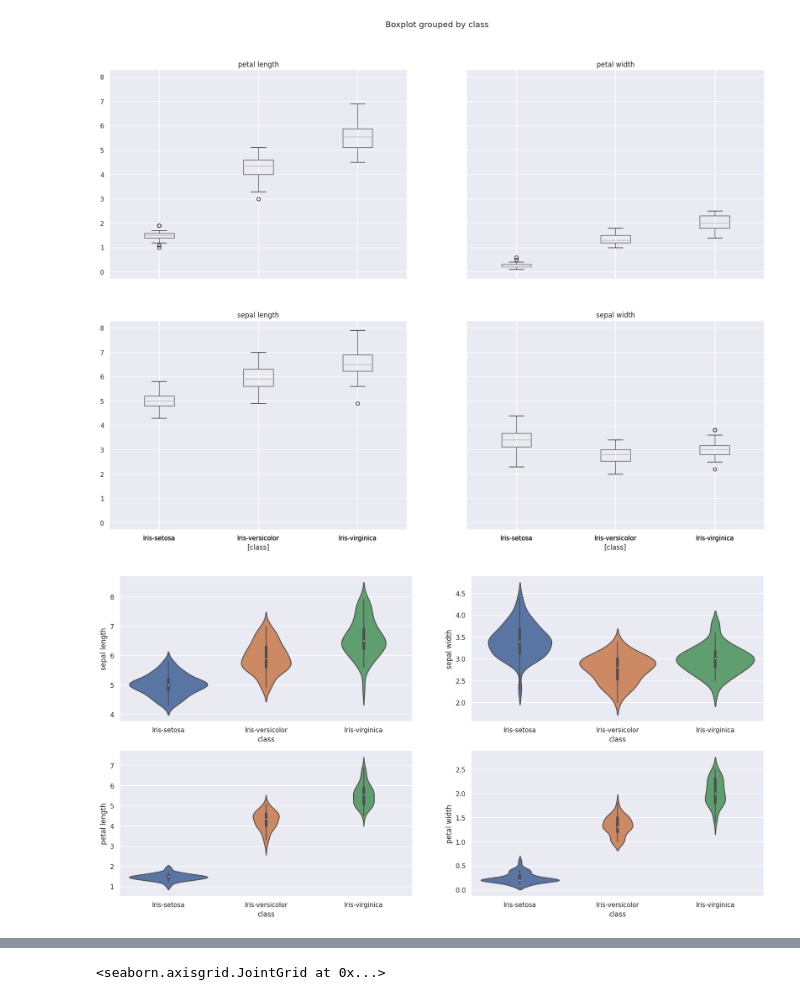
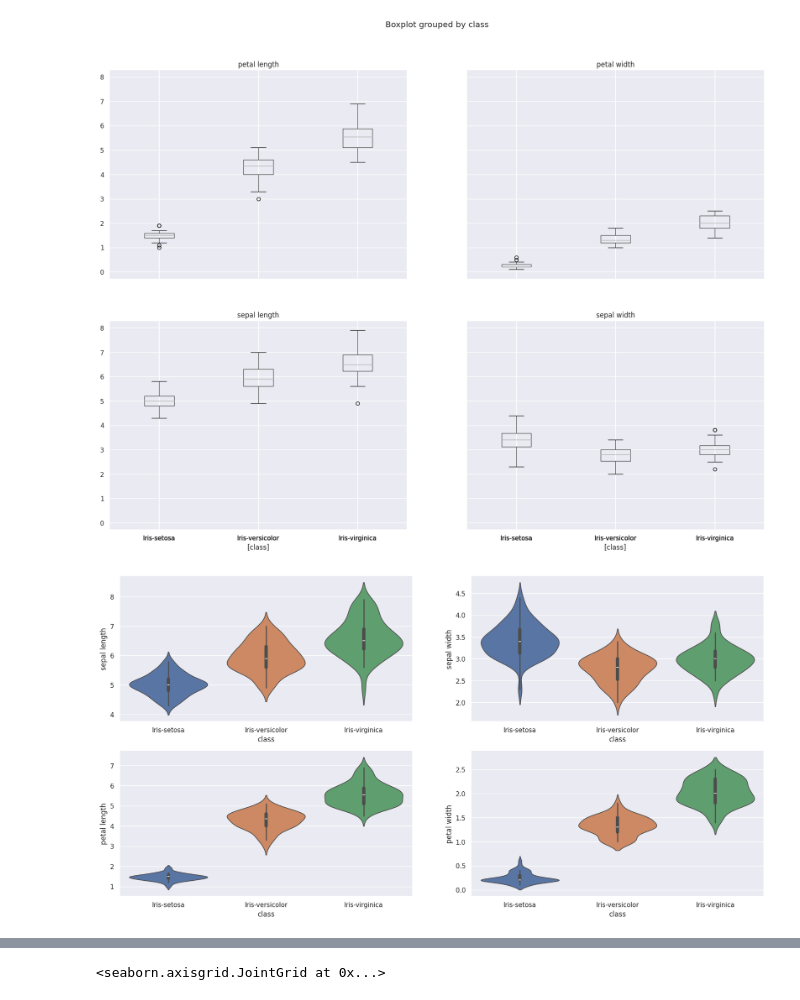
Before and after one commit to Frenz86/machine-learning-course, a Jupyter notebook: python/Lez06/06.3Iris_EDA.ipynb, the cells around one changed output, grey strips where cells are left out. Drawn from its saved outputs; the diff is of its cells as text; code cells hidden in the pictures.

```diff
--- a/python/Lez06/06.3Iris_EDA.ipynb
+++ b/python/Lez06/06.3Iris_EDA.ipynb
@@ -114,18 +113,18 @@ df.boxplot(by='class', figsize=(20,15));
 # %%
 plt.figure(figsize=(20,10));
 
 # subplot su matrice 2x2
 
 plt.subplot(2,2,1)
-sns.violinplot(x='class', y='sepal length', data=df)
+sns.violinplot(x='class', y='sepal length',data=df,hue="class")
 plt.subplot(2,2,2)
-sns.violinplot(x='class', y='sepal width', data=df)
+sns.violinplot(x='class', y='sepal width', data=df,hue="class")
 plt.subplot(2,2,3)
-sns.violinplot(x='class', y='petal length', data=df)
+sns.violinplot(x='class', y='petal length', data=df,hue="class")
 plt.subplot(2,2,4)
-sns.violinplot(x='class', y='petal width', data=df);
+sns.violinplot(x='class', y='petal width', data=df,hue="class");
 # %% [output]
-[figure, old version]
+[figure, new version]
 # %%
 plt.figure(figsize=(16, 6))
 plt.title('inserire il titolo')
```
Also changed, not shown: parts of 10 cells of this notebook, 10 other files.
